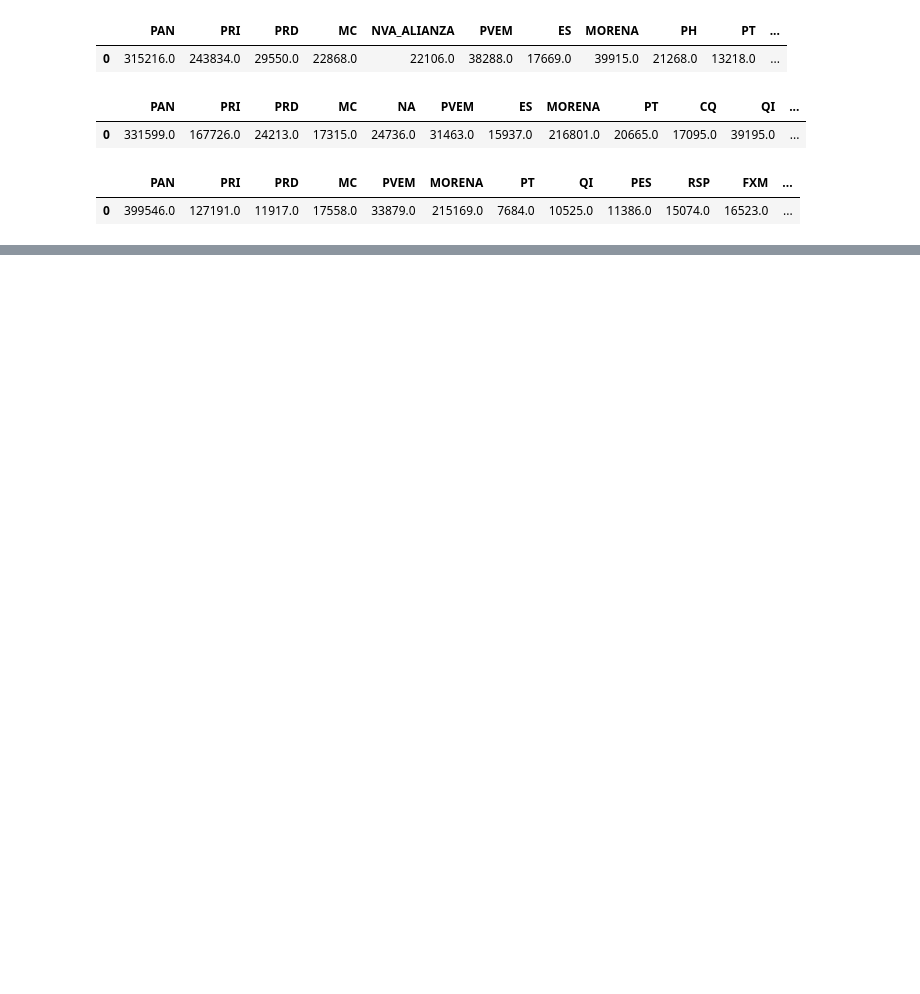
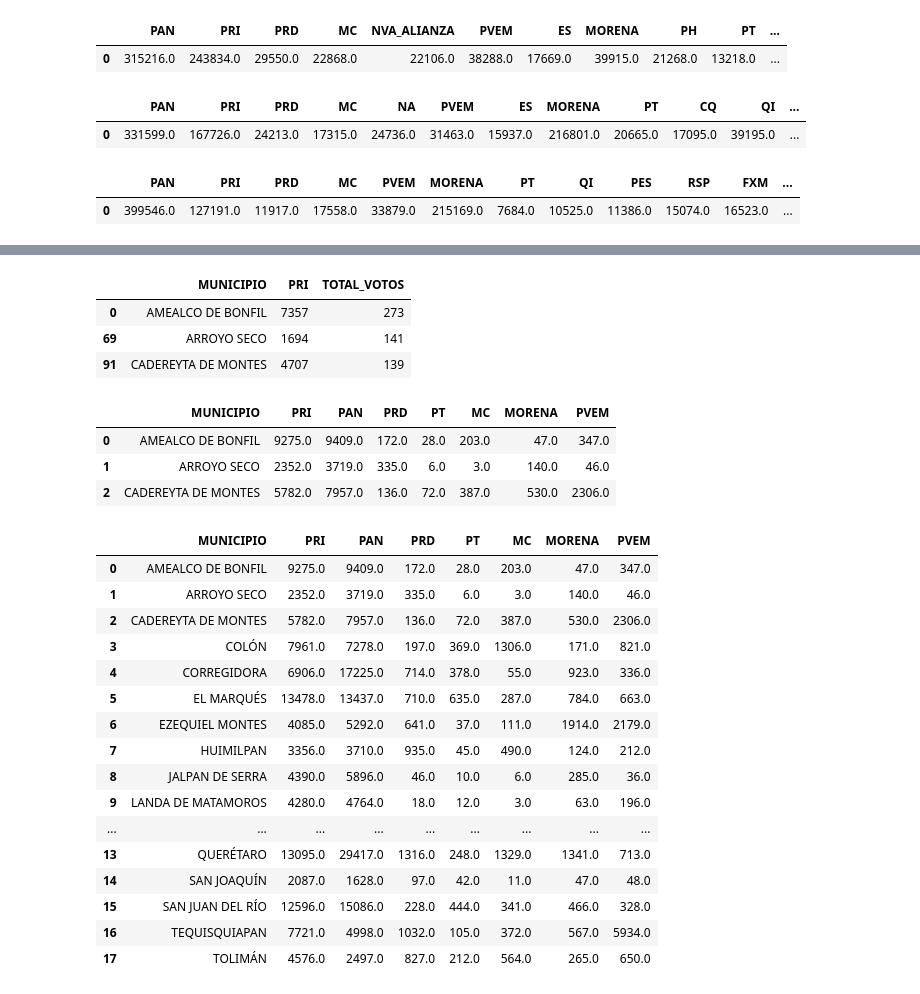
Before and after one commit to fitomx19/BIGDATA, a Jupyter notebook: PRACTICA_2/EXPLORACION.ipynb, the cells around one changed output, grey strips where cells are left out. Cells and saved outputs as stored; diff of their text form; code cells hidden in the pictures; blank space fills up the shorter version.

```diff
--- a/PRACTICA_2/EXPLORACION.ipynb
+++ b/PRACTICA_2/EXPLORACION.ipynb
@@ -972,0 +981,9 @@ plt.show()
+# %%
+votos2015Pri = dataset_2015.groupby(['MUNICIPIO', 'PRI'])['TOTAL_VOTOS'].sum().reset_index()
+votos2015Pan = dataset_2015.groupby(['MUNICIPIO', 'PAN'])['TOTAL_VOTOS'].sum().reset_index()
+votos2015Prd = dataset_2015.groupby(['MUNICIPIO', 'PRD'])['TOTAL_VOTOS'].sum().reset_index()
+votos2015Pt = dataset_2015.groupby(['MUNICIPIO', 'PT'])['TOTAL_VOTOS'].sum().reset_index()
+votos2015Mc = dataset_2015.groupby(['MUNICIPIO', 'MC'])['TOTAL_VOTOS'].sum().reset_index()
+votos2015Morena = dataset_2015.groupby(['MUNICIPIO', 'MORENA'])['TOTAL_VOTOS'].sum().reset_index()
+votos2015Pvem = dataset_2015.groupby(['MUNICIPIO', 'PVEM'])['TOTAL_VOTOS'].sum().reset_index()
+votos2015MC = dataset_2015.groupby(['MUNICIPIO', 'MC'])['TOTAL_VOTOS'].sum().reset_index()
@@ -972,0 +1009,15 @@ plt.show()
+# %%
+votos2015Pri['PRI'] = votos2015Pri.groupby(['MUNICIPIO'])['PRI'].transform('sum')
+votos2015Pri = votos2015Pri.drop_duplicates(subset=['MUNICIPIO'])
+votos2015Pan['PAN'] = votos2015Pan.groupby(['MUNICIPIO'])['PAN'].transform('sum')
+votos2015Pan = votos2015Pan.drop_duplicates(subset=['MUNICIPIO'])
+votos2015Prd['PRD'] = votos2015Prd.groupby(['MUNICIPIO'])['PRD'].transform('sum')
+votos2015Prd = votos2015Prd.drop_duplicates(subset=['MUNICIPIO'])
+votos2015Pt['PT'] = votos2015Pt.groupby(['MUNICIPIO'])['PT'].transform('sum')
+votos2015Pt = votos2015Pt.drop_duplicates(subset=['MUNICIPIO'])
+votos2015Mc['MC'] = votos2015Mc.groupby(['MUNICIPIO'])['MC'].transform('sum')
+votos2015Mc = votos2015Mc.drop_duplicates(subset=['MUNICIPIO'])
+votos2015Morena['MORENA'] = votos2015Morena.groupby(['MUNICIPIO'])['MORENA'].transform('sum')
+votos2015Morena = votos2015Morena.drop_duplicates(subset=['MUNICIPIO'])
+votos2015Pvem['PVEM'] = votos2015Pvem.groupby(['MUNICIPIO'])['PVEM'].transform('sum')
+votos2015PVEM = votos2015Pvem.drop_duplicates(subset=['MUNICIPIO'])
@@ -972,0 +1070,53 @@ plt.show()
+# %%
+votos2021PRI.head(3)
+# %% [output]
+|  | MUNICIPIO | PRI | TOTAL_VOTOS |
+| 0 | AMEALCO DE BONFIL | 7357 | 273 |
+| 69 | ARROYO SECO | 1694 | 141 |
+| 91 | CADEREYTA DE MONTES | 4707 | 139 |
+# %%
+
+resultados_totales = votos2015Pri[['MUNICIPIO', 'PRI']]
+resultados_totales = resultados_totales.merge(votos2015Pan[['MUNICIPIO', 'PAN']], on='MUNICIPIO', how='outer')
+resultados_totales = resultados_totales.merge(votos2015Prd[['MUNICIPIO', 'PRD']], on='MUNICIPIO', how='outer')
+resultados_totales = resultados_totales.merge(votos2015Pt[['MUNICIPIO', 'PT']], on='MUNICIPIO', how='outer')
+resultados_totales = resultados_totales.merge(votos2015Mc[['MUNICIPIO', 'MC']], on='MUNICIPIO', how='outer')
+resultados_totales = resultados_totales.merge(votos2015Morena[['MUNICIPIO', 'MORENA']], on='MUNICIPIO', how='outer')
+resultados_totales = resultados_totales.merge(votos2015PVEM[['MUNICIPIO', 'PVEM']], on='MUNICIPIO', how='outer')
+# %%
+resultados_totales.head(3)
+# %% [output]
+|  | MUNICIPIO | PRI | PAN | PRD | PT | MC | MORENA | PVEM |
+| 0 | AMEALCO DE BONFIL | 9275.0 | 9409.0 | 172.0 | 28.0 | 203.0 | 47.0 | 347.0 |
+| 1 | ARROYO SECO | 2352.0 | 3719.0 | 335.0 | 6.0 | 3.0 | 140.0 | 46.0 |
+| 2 | CADEREYTA DE MONTES | 5782.0 | 7957.0 | 136.0 | 72.0 | 387.0 | 530.0 | 2306.0 |
+# %%
+#cambiar en resultados_totales la columna PEÃ‘AMILLER por PEÑAMILLER
+resultados_totales = resultados_totales.replace('PEÃ‘AMILLER', 'PEÑAMILLER')
+resultados_totales = resultados_totales.replace('COLON', 'COLÓN')
+resultados_totales = resultados_totales.replace('SAN JUAN DEL RIO', 'SAN JUAN DEL RÍO')
+resultados_totales = resultados_totales.replace('EL MARQUES', 'EL MARQUÉS')
+resultados_totales = resultados_totales.replace('QUERETARO', 'QUERÉTARO')
+resultados_totales = resultados_totales.replace('TOLIMAN', 'TOLIMÁN')
+resultados_totales = resultados_totales.replace('SAN JOAQUIN', 'SAN JOAQUÍN')
+resultados_totales = resultados_totales.replace('HUIMLIPAN', 'HUIMILPAN')
+# %%
+resultados_totales
+# %% [output]
+|  | MUNICIPIO | PRI | PAN | PRD | PT | MC | MORENA | PVEM |
+| 0 | AMEALCO DE BONFIL | 9275.0 | 9409.0 | 172.0 | 28.0 | 203.0 | 47.0 | 347.0 |
+| 1 | ARROYO SECO | 2352.0 | 3719.0 | 335.0 | 6.0 | 3.0 | 140.0 | 46.0 |
+| 2 | CADEREYTA DE MONTES | 5782.0 | 7957.0 | 136.0 | 72.0 | 387.0 | 530.0 | 2306.0 |
+| 3 | COLÓN | 7961.0 | 7278.0 | 197.0 | 369.0 | 1306.0 | 171.0 | 821.0 |
+| 4 | CORREGIDORA | 6906.0 | 17225.0 | 714.0 | 378.0 | 55.0 | 923.0 | 336.0 |
+| 5 | EL MARQUÉS | 13478.0 | 13437.0 | 710.0 | 635.0 | 287.0 | 784.0 | 663.0 |
+| 6 | EZEQUIEL MONTES | 4085.0 | 5292.0 | 641.0 | 37.0 | 111.0 | 1914.0 | 2179.0 |
+| 7 | HUIMILPAN | 3356.0 | 3710.0 | 935.0 | 45.0 | 490.0 | 124.0 | 212.0 |
+| 8 | JALPAN DE SERRA | 4390.0 | 5896.0 | 46.0 | 10.0 | 6.0 | 285.0 | 36.0 |
+| 9 | LANDA DE MATAMOROS | 4280.0 | 4764.0 | 18.0 | 12.0 | 3.0 | 63.0 | 196.0 |
+| ... | ... | ... | ... | ... | ... | ... | ... | ... |
+| 13 | QUERÉTARO | 13095.0 | 29417.0 | 1316.0 | 248.0 | 1329.0 | 1341.0 | 713.0 |
+| 14 | SAN JOAQUÍN | 2087.0 | 1628.0 | 97.0 | 42.0 | 11.0 | 47.0 | 48.0 |
+| 15 | SAN JUAN DEL RÍO | 12596.0 | 15086.0 | 228.0 | 444.0 | 341.0 | 466.0 | 328.0 |
+| 16 | TEQUISQUIAPAN | 7721.0 | 4998.0 | 1032.0 | 105.0 | 372.0 | 567.0 | 5934.0 |
+| 17 | TOLIMÁN | 4576.0 | 2497.0 | 827.0 | 212.0 | 564.0 | 265.0 | 650.0 |
```
Also changed, not shown: parts of 23 cells of this notebook, 1 other file.
